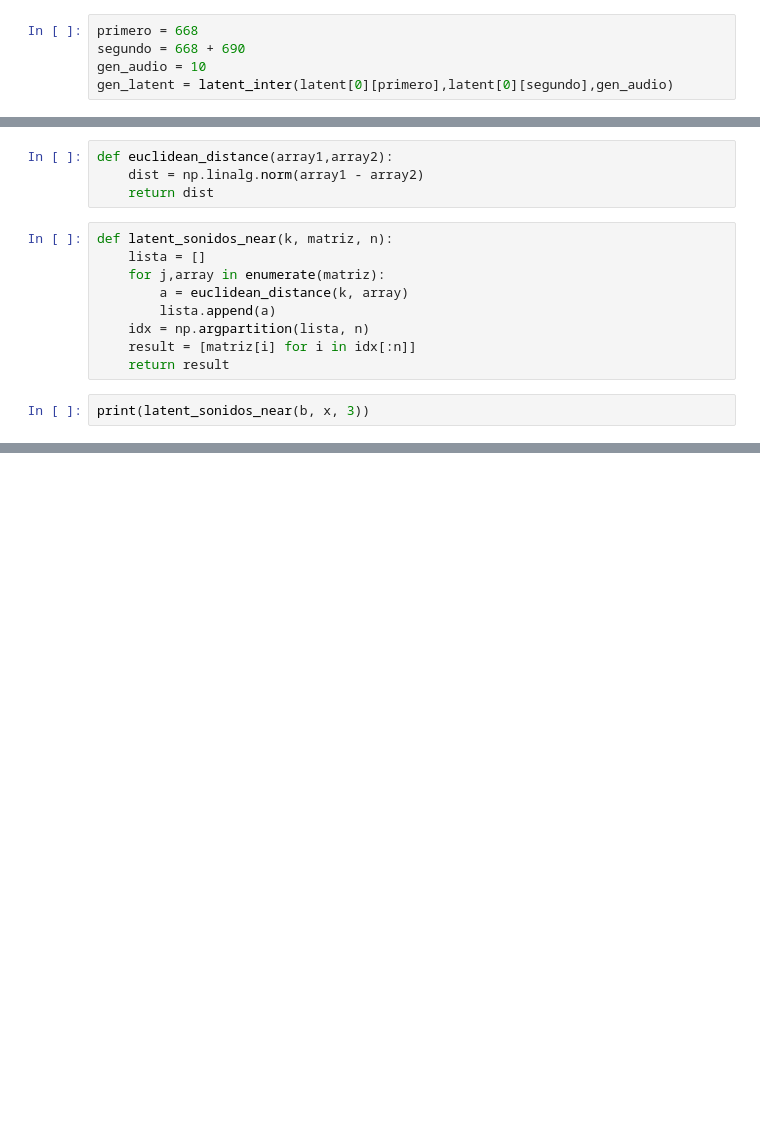
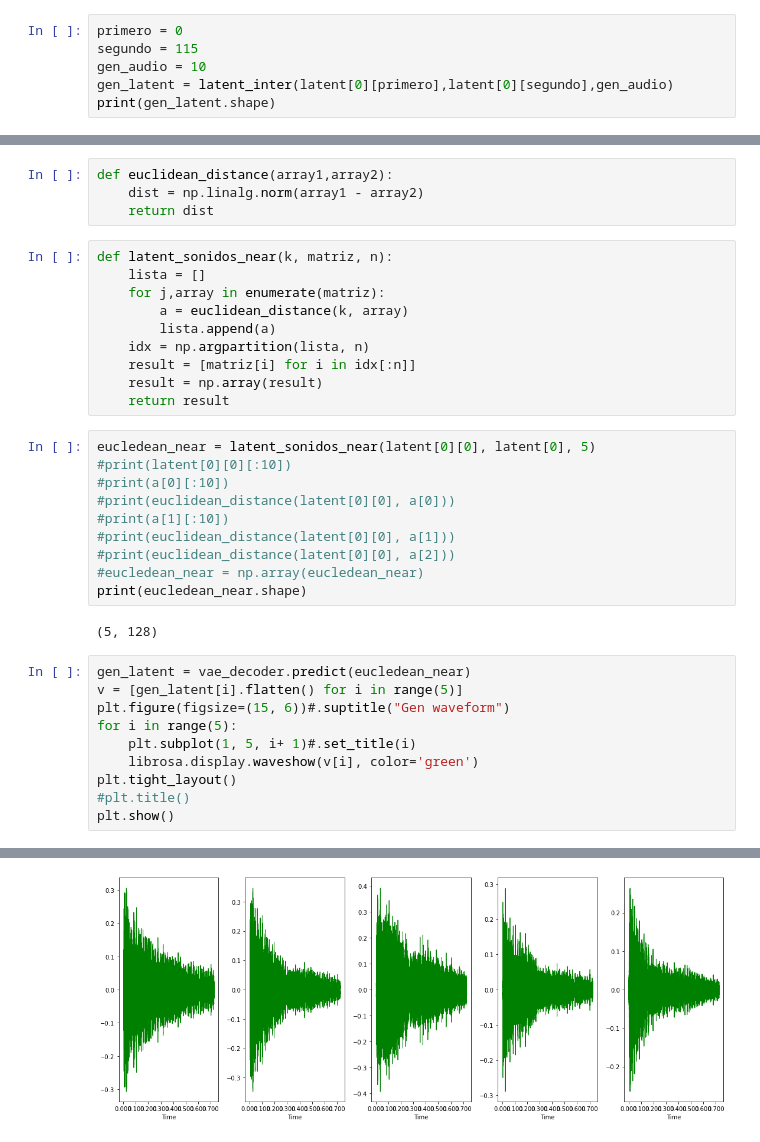
Before and after one commit to mezaga/guitar_VAE, a Jupyter notebook: train.ipynb, the cells around one changed output, grey strips where cells are left out. Saved outputs shown, nothing was run; the diff lists cells and outputs as text; blank space fills up the shorter version.

```diff
--- a/train.ipynb
+++ b/train.ipynb
@@ -338,7 +340,8 @@ def latent_inter(audio_a, audio_b, step = 1):
 # %% [output]
 <class 'numpy.ndarray'>
 # %%
-primero = 668
-segundo = 668 + 690
+primero = 0
+segundo = 115
 gen_audio = 10
 gen_latent = latent_inter(latent[0][primero],latent[0][segundo],gen_audio)
+print(gen_latent.shape)
@@ -389,6 +396,28 @@ def latent_sonidos_near(k, matriz, n):
         lista.append(a)
     idx = np.argpartition(lista, n)
     result = [matriz[i] for i in idx[:n]]
+    result = np.array(result)
     return result
-# %%
-print(latent_sonidos_near(b, x, 3))
+# %%
+eucledean_near = latent_sonidos_near(latent[0][0], latent[0], 5)
+#print(latent[0][0][:10])
+#print(a[0][:10])
+#print(euclidean_distance(latent[0][0], a[0]))
+#print(a[1][:10])
+#print(euclidean_distance(latent[0][0], a[1]))
+#print(euclidean_distance(latent[0][0], a[2]))
+#eucledean_near = np.array(eucledean_near)
+print(eucledean_near.shape)
+# %% [output]
+(5, 128)
+# %%
+gen_latent = vae_decoder.predict(eucledean_near)
+v = [gen_latent[i].flatten() for i in range(5)]
+plt.figure(figsize=(15, 6))#.suptitle("Gen waveform")
+for i in range(5):
+    plt.subplot(1, 5, i+ 1)#.set_title(i)
+    librosa.display.waveshow(v[i], color='green')
+plt.tight_layout()
+#plt.title()
+plt.show()
+# %% [output]
@@ -394,0 +425 @@ print(latent_sonidos_near(b, x, 3))
+[figure, added]
```
Also changed, not shown: parts of 17 cells of this notebook.
